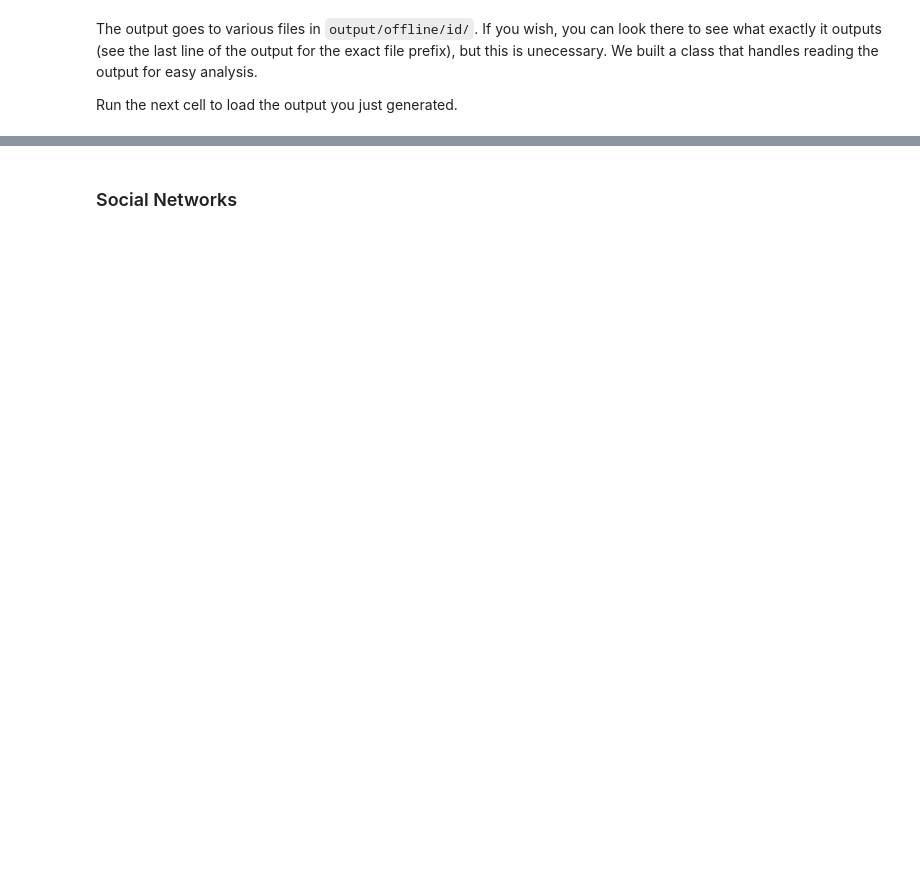
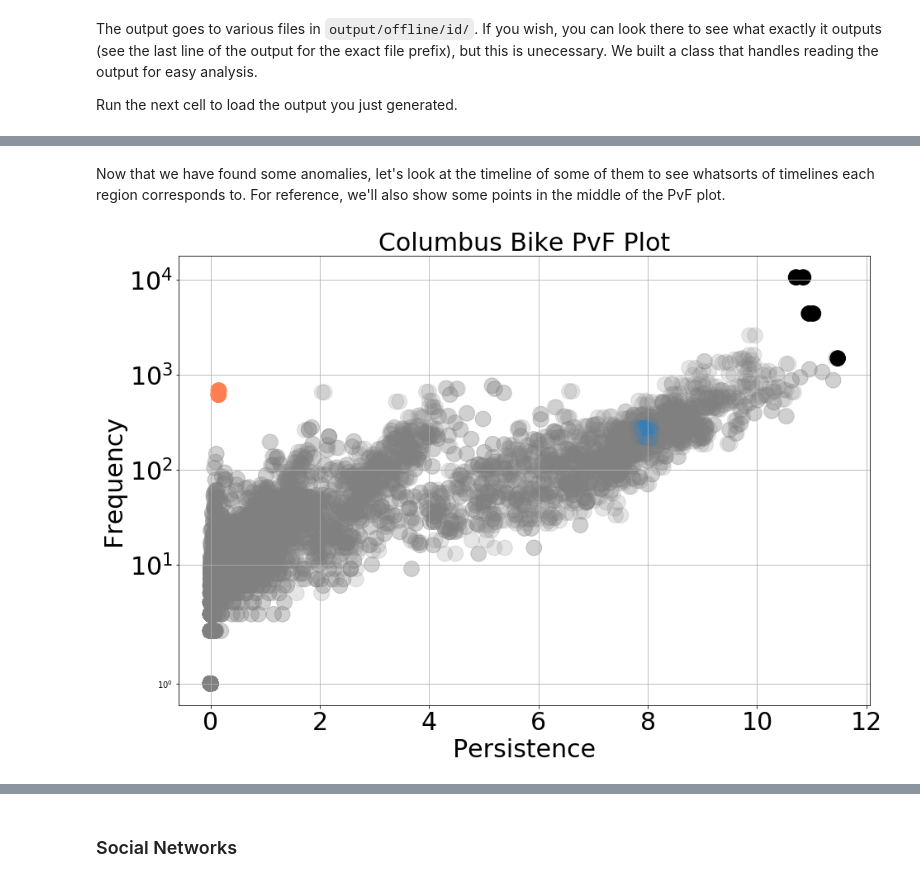
Before and after one commit to SSDS-Croatia/SSDS-2020, a Jupyter notebook: Day-4/Hands-on/persistence_evolving_networks/notebooks/Day-4-Persistence-Evolving-Networks.ipynb, the cells around one changed output, grey strips where cells are left out. Saved outputs shown, nothing was run; the diff lists cells and outputs as text; code cells hidden in the pictures; blank space fills up the shorter version.

```diff
--- a/Day-4/Hands-on/persistence_evolving_networks/notebooks/Day-4-Persistence-Evolving-Networks.ipynb
+++ b/Day-4/Hands-on/persistence_evolving_networks/notebooks/Day-4-Persistence-Evolving-Networks.ipynb
@@ -70,22 +172,35 @@ sorts of timelines each region corresponds to.
+# %% [markdown]
+Now that we have found some anomalies, let's look at the timeline of some of them to see whatsorts of timelines each region corresponds to. For reference, we'll also show some points in the middle of the PvF plot.
 # %%
 P_scores = list()
 F_scores = list()
 X = list()
-id_to_snippet = dict()
 colors = list()
-for i, pattern in enumerate(output_reader.patterns):
-    id_to_snippet[i] = pattern
-    P = output_reader.P(pattern)
-    F = output_reader.F(pattern)
+for snippet in output_reader.patterns:
+    P = output_reader.P(snippet)
+    F = output_reader.F(snippet)
     P_scores.append(P)
     F_scores.append(F)
     X.append([P, output_reader.F(pattern, _log=True)])
-    if P > 10.5:
-        colors.append('black')
-    elif P < 1.0 and 500 < F:
-        colors.append('coral')
-    elif 7.8 < P < 8.1 and 210 < F < 300:
-        colors.append('#377eb8') # theme blue
+    if snippet in top_k and P > 10.5: # These will be the super persistent snippets (like the outliers on the right)
+        colors.append(black)
+    elif snippet in top_k and P < 1.0 and 500 < F: # these are like the outliers on the left
+        colors.append(orange)
+    elif 7.8 < P < 8.1 and 210 < F < 300: # these will be snippets in the middle of the plot for reference
+        colors.append(color_blue) # theme blue
     else:
         colors.append((0.5019607843137255, 0.5019607843137255, 0.5019607843137255, 0.2)) # 0.2 alpha gray
 X = np.asarray(X)
+
+plotter.x_vs_y(x=P_scores,
+               y=F_scores,
+               title='Columbus Bike PvF Plot',
+               yscale='symlog',
+               xlabel='Persistence',
+               ylabel='Frequency',
+               dpi=250,
+               size=350,
+               colors=colors,
+               transparent=True)
+# %% [output]
+[figure, added]
```
Also changed, not shown: parts of 34 cells of this notebook, 1 other file.
